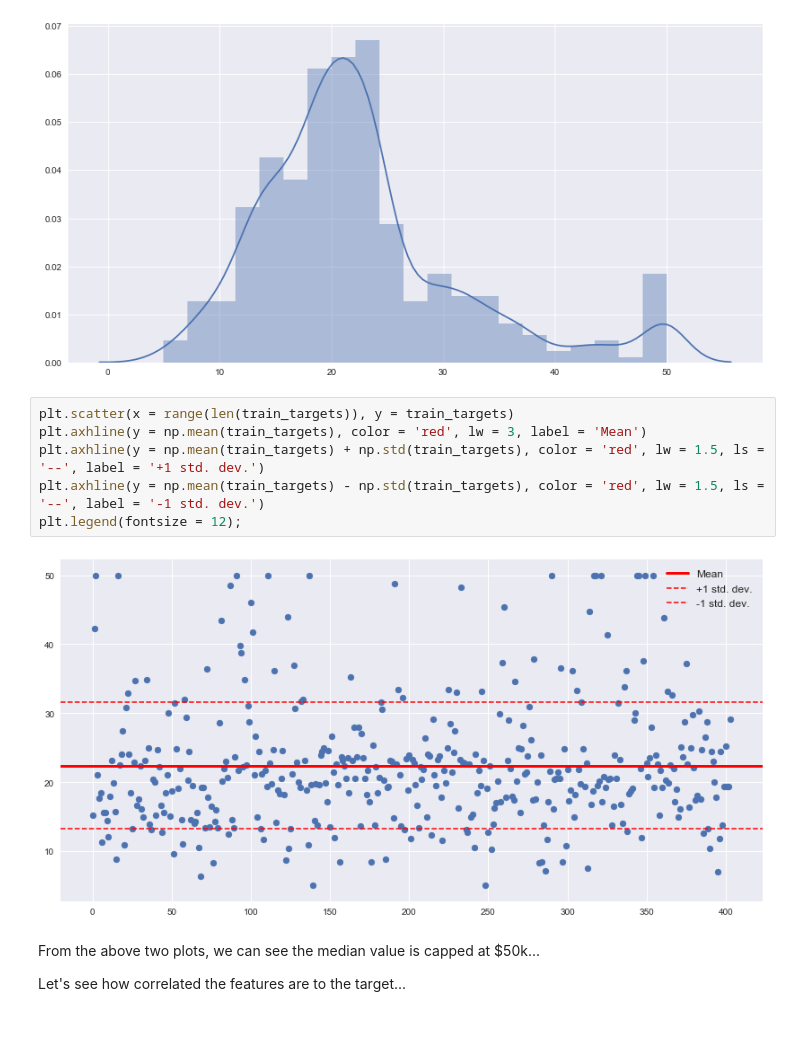
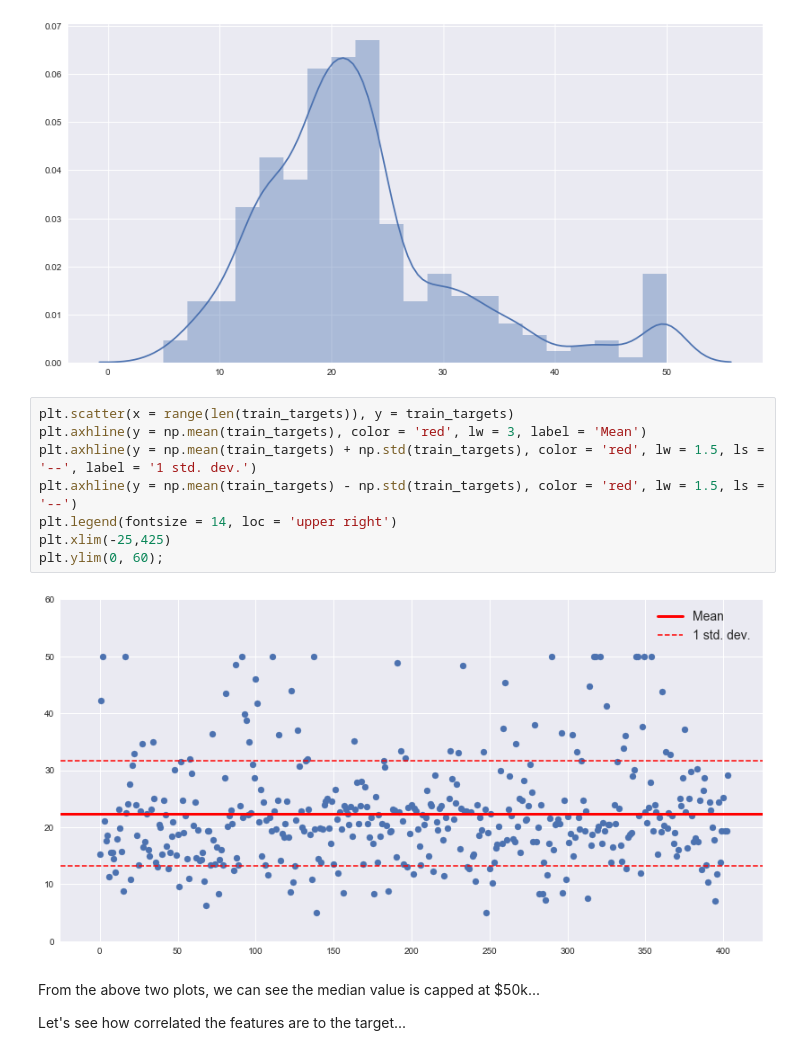
Before and after one commit to dominic-m/Data-Science-and-Machine-Learning-Portfolio, a Jupyter notebook: Boston Housing.ipynb, the cells around one changed output. Cells and saved outputs as stored; diff of their text form; blank space fills up the shorter version.

```diff
--- a/Boston Housing.ipynb
+++ b/Boston Housing.ipynb
@@ -169,11 +169,13 @@ sns.distplot(train_targets);
 # %%
 plt.scatter(x = range(len(train_targets)), y = train_targets)
 plt.axhline(y = np.mean(train_targets), color = 'red', lw = 3, label = 'Mean')
-plt.axhline(y = np.mean(train_targets) + np.std(train_targets), color = 'red', lw = 1.5, ls = '--', label = '+1 std. dev.')
-plt.axhline(y = np.mean(train_targets) - np.std(train_targets), color = 'red', lw = 1.5, ls = '--', label = '-1 std. dev.')
-plt.legend(fontsize = 12);
+plt.axhline(y = np.mean(train_targets) + np.std(train_targets), color = 'red', lw = 1.5, ls = '--', label = '1 std. dev.')
+plt.axhline(y = np.mean(train_targets) - np.std(train_targets), color = 'red', lw = 1.5, ls = '--')
+plt.legend(fontsize = 14, loc = 'upper right')
+plt.xlim(-25,425)
+plt.ylim(0, 60);
 # %% [output]
-[figure, old version]
+[figure, new version]
 # %% [markdown]
 From the above two plots, we can see the median value is capped at $50k...
 
```
Also changed, not shown: parts of 39 cells of this notebook.
